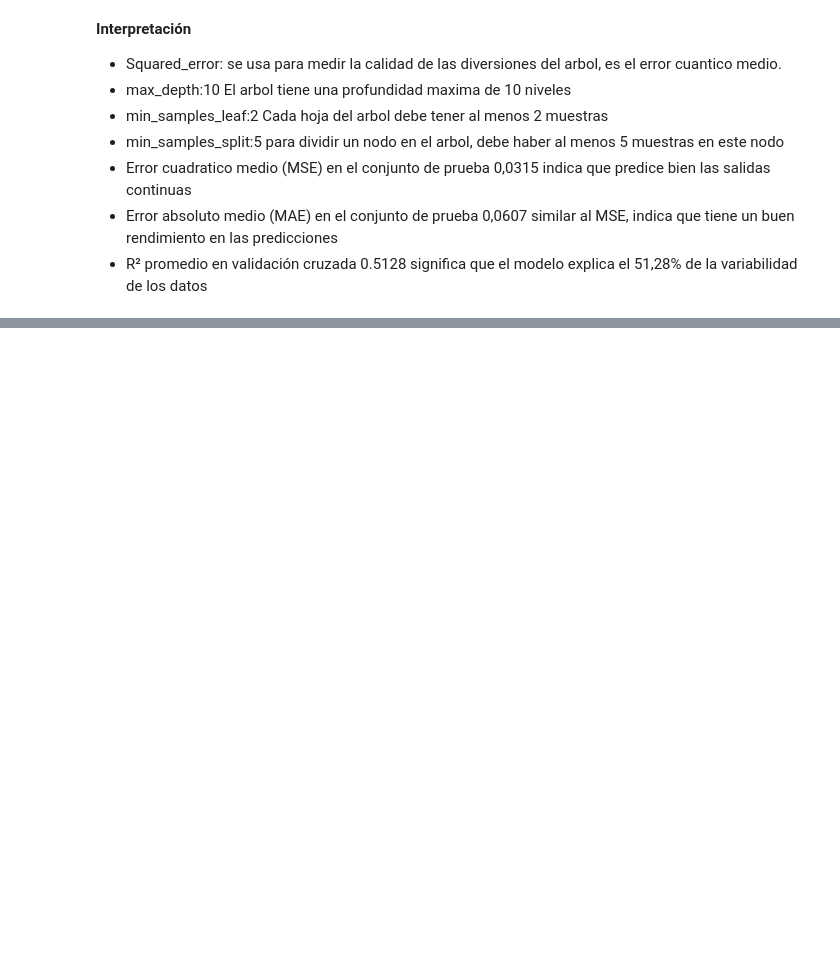
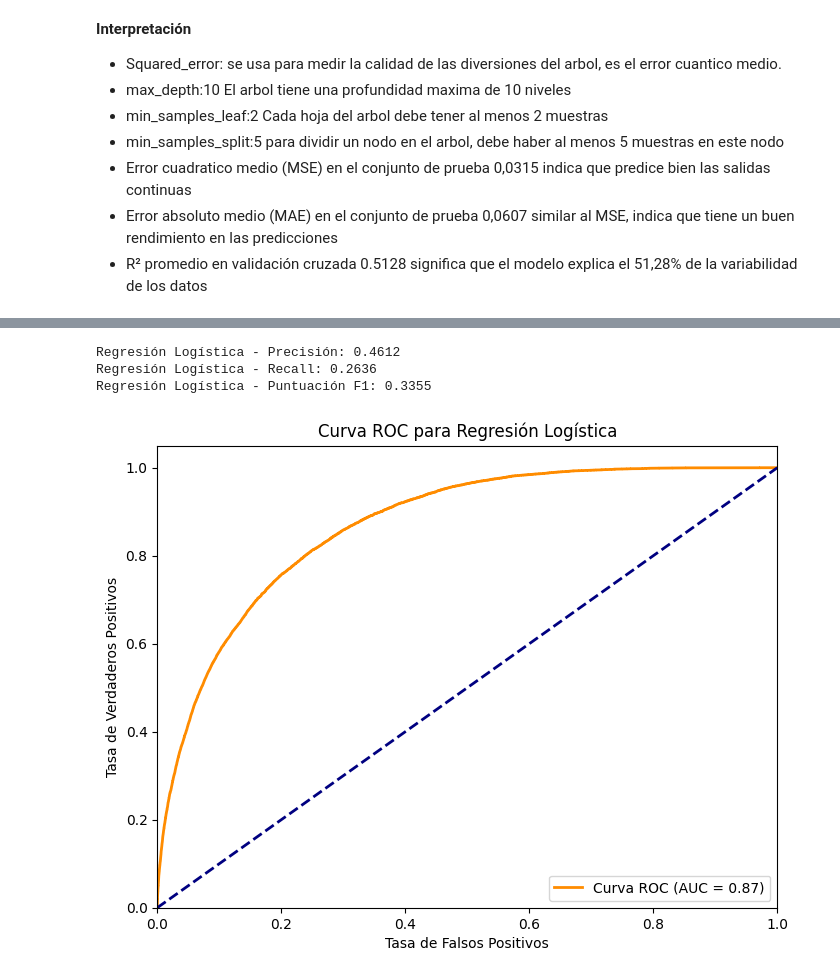
Before and after one commit to Paola-Beltran/machine_learning, a Jupyter notebook: tarea/tarea_ML.ipynb, the cells around one changed output, grey strips where cells are left out. Saved outputs shown, nothing was run; the diff lists cells and outputs as text; code cells hidden in the pictures; blank space fills up the shorter version.

```diff
--- a/tarea/tarea_ML.ipynb
+++ b/tarea/tarea_ML.ipynb
@@ -445,0 +450,4 @@ R² promedio en validación cruzada: 0.5128
+# %%
+# Crear y entrenar el modelo de regresión logística
+model_log_reg = LogisticRegression(max_iter=1000)
+model_log_reg.fit(X_train, y_train)
@@ -445,0 +466,35 @@ R² promedio en validación cruzada: 0.5128
+# %%
+# Obtener las probabilidades para la curva ROC
+y_prob_log_reg = model_log_reg.predict_proba(X_test)[:, 1]  # Probabilidades para la clase positiva
+# %%
+# Calcular las métricas
+precision_log_reg = precision_score(y_test, y_pred_log_reg)
+recall_log_reg = recall_score(y_test, y_pred_log_reg)
+f1_log_reg = f1_score(y_test, y_pred_log_reg)
+
+# Imprimir las métricas
+print(f"Regresión Logística - Precisión: {precision_log_reg:.4f}")
+print(f"Regresión Logística - Recall: {recall_log_reg:.4f}")
+print(f"Regresión Logística - Puntuación F1: {f1_log_reg:.4f}")
+# %% [output]
+Regresión Logística - Precisión: 0.4612
+Regresión Logística - Recall: 0.2636
+Regresión Logística - Puntuación F1: 0.3355
+# %%
+# Calcular la curva ROC
+fpr_log_reg, tpr_log_reg, _ = roc_curve(y_test, y_prob_log_reg)
+roc_auc_log_reg = auc(fpr_log_reg, tpr_log_reg)
+
+# Graficar la curva ROC
+plt.figure(figsize=(8, 6))
+plt.plot(fpr_log_reg, tpr_log_reg, color='darkorange', lw=2, label=f'Curva ROC (AUC = {roc_auc_log_reg:.2f})')
+plt.plot([0, 1], [0, 1], color='navy', lw=2, linestyle='--')
+plt.xlim([0.0, 1.0])
+plt.ylim([0.0, 1.05])
+plt.xlabel('Tasa de Falsos Positivos')
+plt.ylabel('Tasa de Verdaderos Positivos')
+plt.title('Curva ROC para Regresión Logística')
+plt.legend(loc="lower right")
+plt.show()
+# %% [output]
+[figure, added]
```
Also changed, not shown: parts of 16 cells of this notebook.
